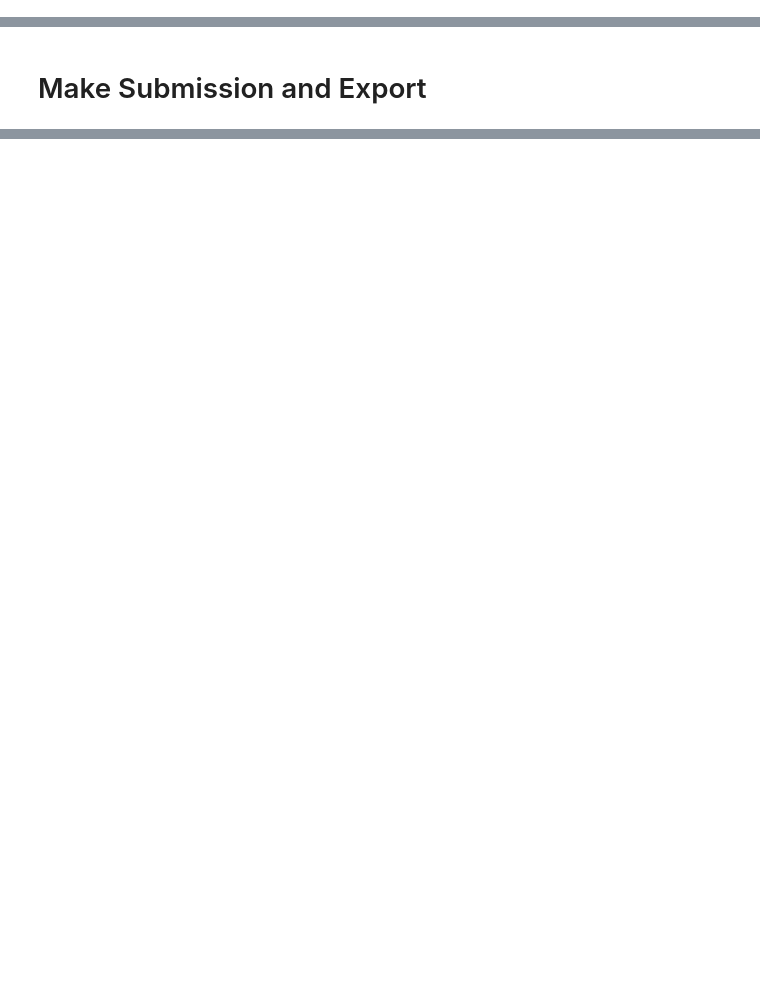
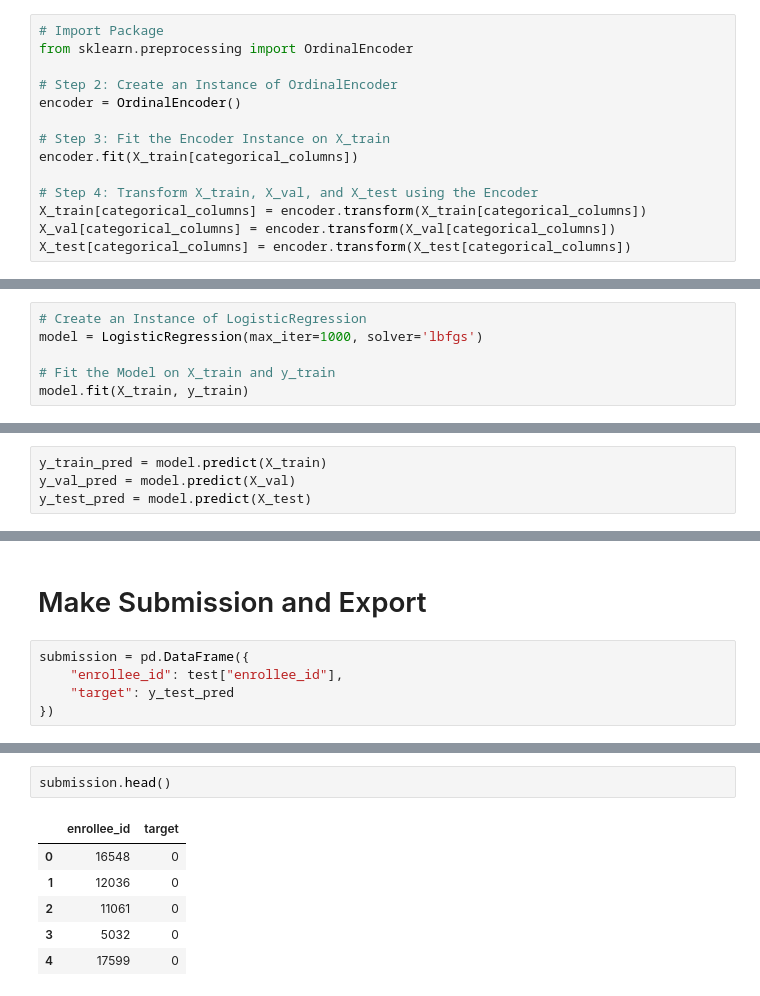
Before and after one commit to KunaalNaik/DSM_L0_ChatGPT_Classification_Blueprint, a Jupyter notebook: chatgpt_ML_Pipeline_with_video.ipynb, the cells around one changed output, grey strips where cells are left out. Saved outputs shown, nothing was run; the diff lists cells and outputs as text; blank space fills up the shorter version.

```diff
--- a/chatgpt_ML_Pipeline_with_video.ipynb
+++ b/chatgpt_ML_Pipeline_with_video.ipynb
@@ -246,2 +274,22 @@ X_test[numerical_columns] = imputer.transform(X_test[numerical_columns])
+# %%
+# Import Package
+from sklearn.preprocessing import OrdinalEncoder
+
+# Step 2: Create an Instance of OrdinalEncoder
+encoder = OrdinalEncoder()
+
+# Step 3: Fit the Encoder Instance on X_train
+encoder.fit(X_train[categorical_columns])
+
+# Step 4: Transform X_train, X_val, and X_test using the Encoder
+X_train[categorical_columns] = encoder.transform(X_train[categorical_columns])
+X_val[categorical_columns] = encoder.transform(X_val[categorical_columns])
+X_test[categorical_columns] = encoder.transform(X_test[categorical_columns])
 # %% [markdown]
 # Model
+# %%
+# Create an Instance of LogisticRegression
+model = LogisticRegression(max_iter=1000, solver='lbfgs')
+
+# Fit the Model on X_train and y_train
+model.fit(X_train, y_train)
@@ -248,4 +298,8 @@ X_test[numerical_columns] = imputer.transform(X_test[numerical_columns])
 # %% [markdown]
 # Predict
+# %%
+y_train_pred = model.predict(X_train)
+y_val_pred = model.predict(X_val)
+y_test_pred = model.predict(X_test)
 # %% [markdown]
 # Check Accuracy
@@ -252,2 +336,7 @@ X_test[numerical_columns] = imputer.transform(X_test[numerical_columns])
 # %% [markdown]
 # Make Submission and Export
+# %%
+submission = pd.DataFrame({
+    "enrollee_id": test["enrollee_id"],
+    "target": y_test_pred
+})
@@ -253,0 +353,9 @@ X_test[numerical_columns] = imputer.transform(X_test[numerical_columns])
+# %%
+submission.head()
+# %% [output]
+|  | enrollee_id | target |
+| 0 | 16548 | 0 |
+| 1 | 12036 | 0 |
+| 2 | 11061 | 0 |
+| 3 | 5032 | 0 |
+| 4 | 17599 | 0 |
```
Also changed, not shown: parts of 7 cells of this notebook.
